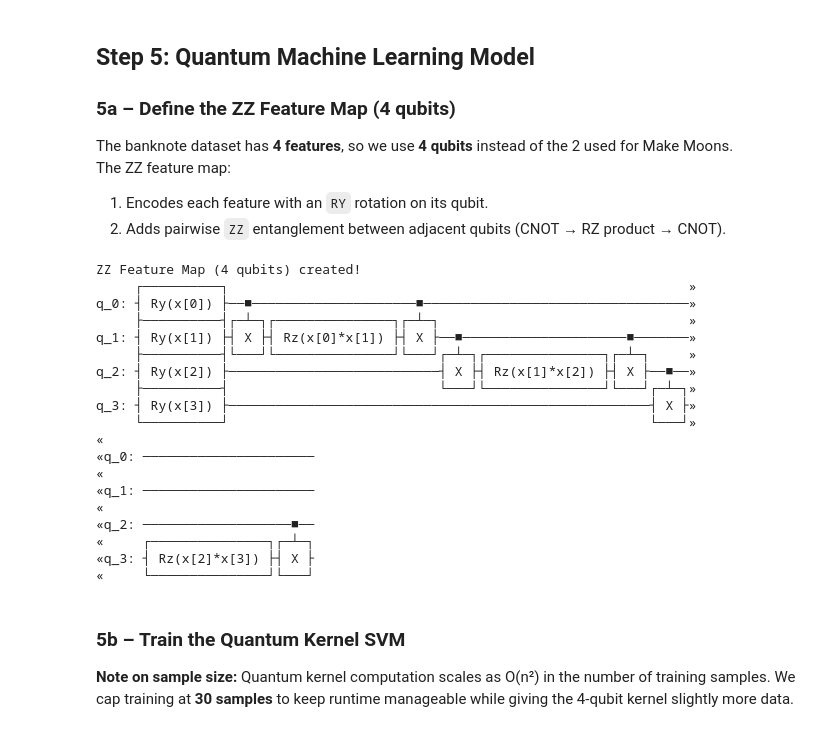
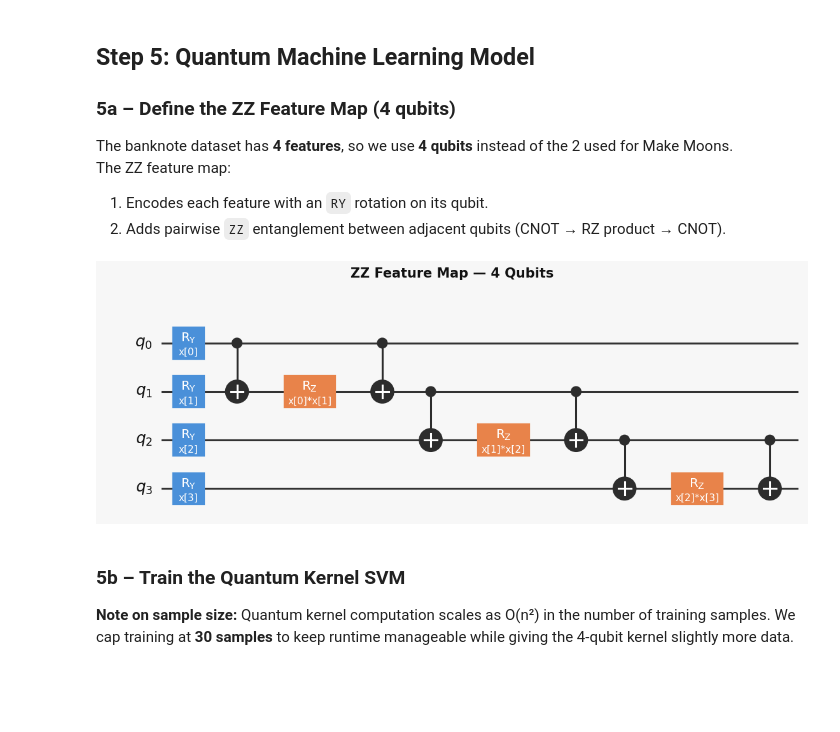
Before and after one commit to dwskcw/AQC-S26, a Jupyter notebook: qiskit_banknote_authentication.ipynb, the cells around one changed output. Drawn from its saved outputs; the diff is of its cells as text; code cells hidden in the pictures; blank space fills up the shorter version.

Commit message:
Updated the ZZ Feature Map visual plot

```diff
--- a/qiskit_banknote_authentication.ipynb
+++ b/qiskit_banknote_authentication.ipynb
@@ -181,55 +181,70 @@ def create_zz_feature_map(num_qubits, num_features):
     """
     ZZ Feature Map for quantum kernel encoding.
 
     Parameters
     ----------
     num_qubits   : int – number of qubits (equals num_features)
     num_features : int – number of classical features
 
     Returns
     -------
     QuantumCircuit
     """
     parameters = ParameterVector('x', num_features)
     qc = QuantumCircuit(num_qubits)
 
     # Layer 1 – encode each feature via RY rotation
     for i in range(num_qubits):
         qc.ry(parameters[i], i)
 
     # Layer 2 – ZZ pairwise entanglement between adjacent qubits
     for i in range(num_qubits - 1):
         qc.cx(i, i + 1)
         qc.rz(parameters[i] * parameters[i + 1], i + 1)
         qc.cx(i, i + 1)
 
     return qc
 
-num_qubits = 4   # matches the 4 banknote features
+
+num_qubits  = 4
 feature_map = create_zz_feature_map(num_qubits, num_qubits)
 
-print("ZZ Feature Map (4 qubits) created!")
-print(feature_map.draw(output='text'))
+# Draw
+fig = feature_map.draw(
+    output='mpl',
+    style={
+        "displaycolor": {
+            "ry": ["#4A90D9", "#ffffff"],   # blue  – RY encoding gates
+            "rz": ["#E8834A", "#ffffff"],   # orange – RZ entanglement gates
+            "cx": ["#2D2D2D", "#ffffff"],   # dark  – CNOT gates
+        },
+        "backgroundcolor": "#F7F7F7",
+        "linecolor":       "#333333",
+        "textcolor":       "#111111",
+        "gatetextcolor":   "#ffffff",
+        "subfontsize":     10,
+        "fontsize":        13,
+    },
+    scale=1.1,
+    fold=-1,          # never fold onto multiple lines
+    idle_wires=False, # hide qubits with no gates
+)
+
+fig.set_size_inches(12, 4)
+fig.patch.set_facecolor("#F7F7F7")
+
+fig.suptitle(
+    "ZZ Feature Map — 4 Qubits",
+    fontsize=15,
+    fontweight="bold",
+    color="#111111",
+    y=1.02,
+)
+
+fig.tight_layout()
+display(fig)
 # %% [output]
-ZZ Feature Map (4 qubits) created!
-     ┌──────────┐                                                           »
-q_0: ┤ Ry(x[0]) ├──■─────────────────────■──────────────────────────────────»
-     ├──────────┤┌─┴─┐┌───────────────┐┌─┴─┐                                »
-q_1: ┤ Ry(x[1]) ├┤ X ├┤ Rz(x[0]*x[1]) ├┤ X ├──■─────────────────────■───────»
-     ├──────────┤└───┘└───────────────┘└───┘┌─┴─┐┌───────────────┐┌─┴─┐     »
-q_2: ┤ Ry(x[2]) ├───────────────────────────┤ X ├┤ Rz(x[1]*x[2]) ├┤ X ├──■──»
-     ├──────────┤                           └───┘└───────────────┘└───┘┌─┴─┐»
-q_3: ┤ Ry(x[3]) ├──────────────────────────────────────────────────────┤ X ├»
-     └──────────┘                                                      └───┘»
-«
-«q_0: ──────────────────────
-«
-«q_1: ──────────────────────
-«
-«q_2: ───────────────────■──
-«     ┌───────────────┐┌─┴─┐
-«q_3: ┤ Rz(x[2]*x[3]) ├┤ X ├
-«     └───────────────┘└───┘
+[figure, added]
 # %% [markdown]
 ### 5b – Train the Quantum Kernel SVM
 
```
Also changed, not shown: parts of 1 cell of this notebook.
